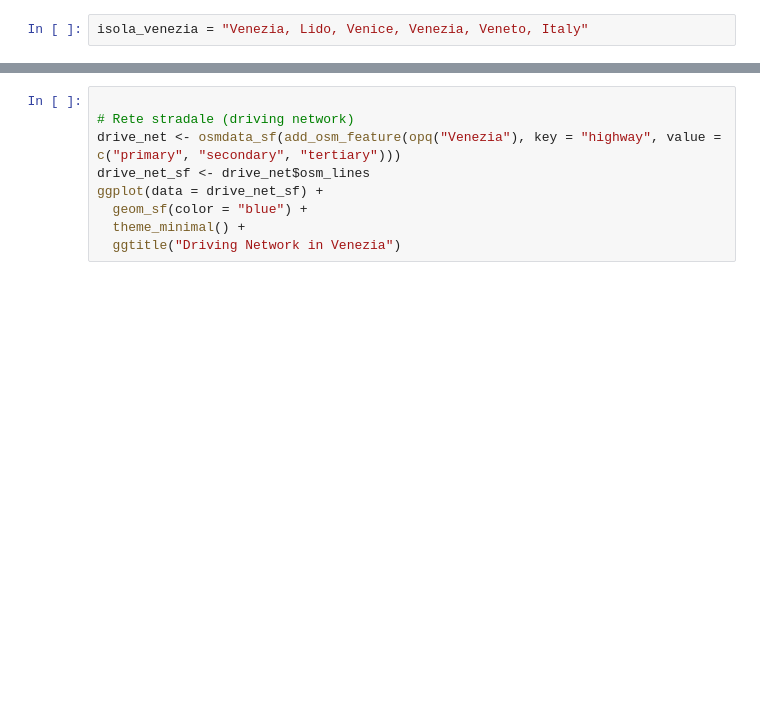
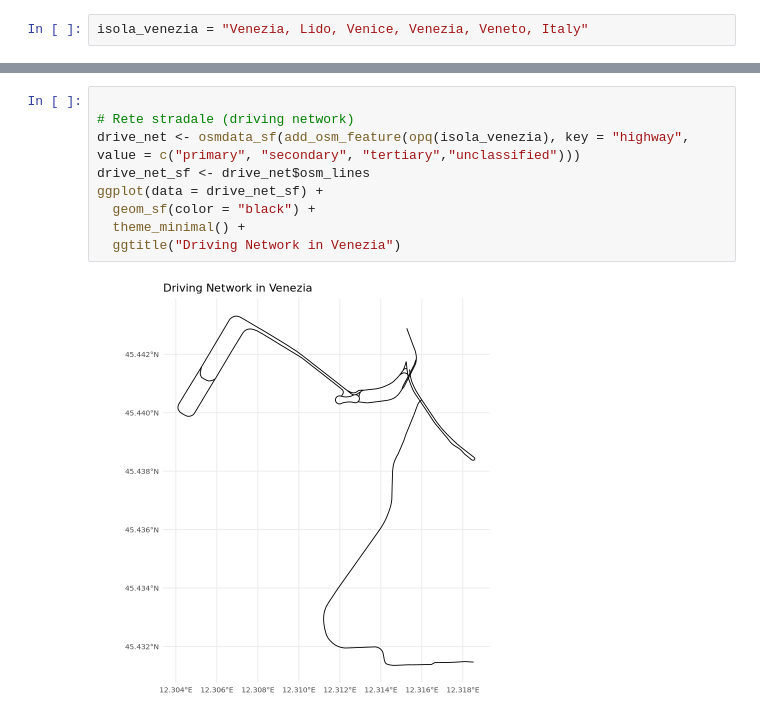
Before and after one commit to napo/sna_geospatial_datascience, a Jupyter notebook: 03_SNA_datascience_geospatial.ipynb, the cells around one changed output, grey strips where cells are left out. Saved outputs shown, nothing was run; the diff lists cells and outputs as text; blank space fills up the shorter version.

```diff
--- a/03_SNA_datascience_geospatial.ipynb
+++ b/03_SNA_datascience_geospatial.ipynb
@@ -334,12 +321,14 @@ ERROR: Error in ggplot(data = buildings_sf): could not find function "ggplot"
 # %%
 
 # Rete stradale (driving network)
-drive_net <- osmdata_sf(add_osm_feature(opq("Venezia"), key = "highway", value = c("primary", "secondary", "tertiary")))
+drive_net <- osmdata_sf(add_osm_feature(opq(isola_venezia), key = "highway", value = c("primary", "secondary", "tertiary","unclassified")))
 drive_net_sf <- drive_net$osm_lines
 ggplot(data = drive_net_sf) +
-  geom_sf(color = "blue") +
+  geom_sf(color = "black") +
   theme_minimal() +
   ggtitle("Driving Network in Venezia")
+# %% [output]
+[figure, added]
 # %%
 
 # Rete pedonale (walking network)
```
Also changed, not shown: parts of 7 cells of this notebook, 1 other file.
